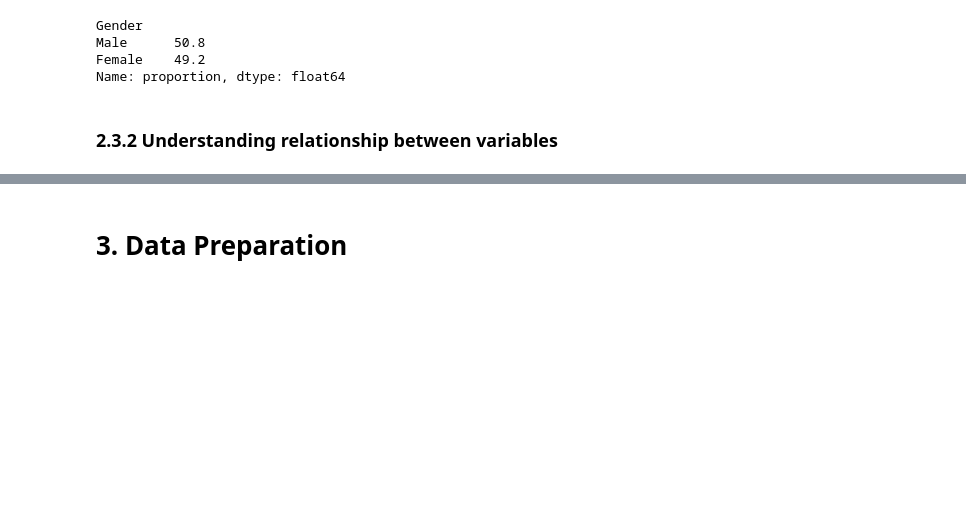
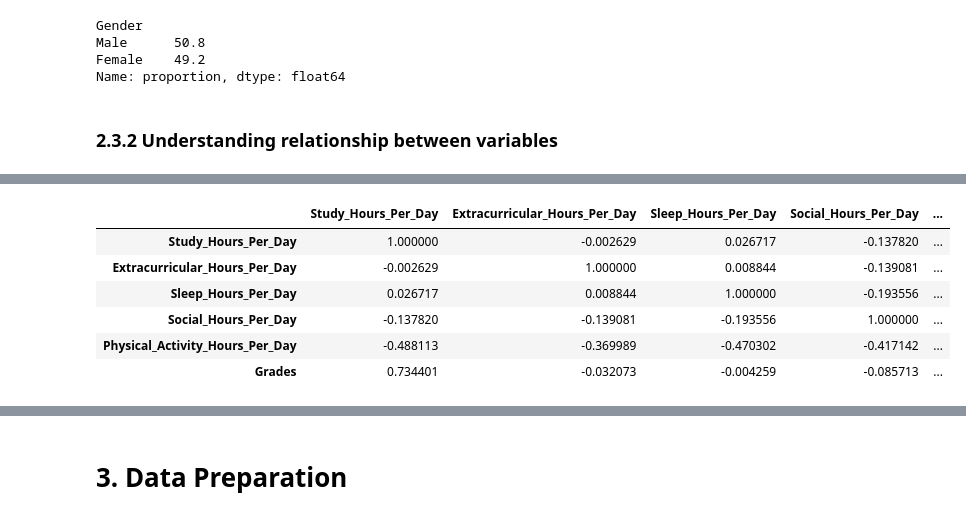
Before and after one commit to thiri-wah/mldp_project, a Jupyter notebook: MLDP Program Codes Submission Template (1).ipynb, the cells around one changed output, grey strips where cells are left out. Saved outputs shown, nothing was run; the diff lists cells and outputs as text; code cells hidden in the pictures; blank space fills up the shorter version.

```diff
--- a/MLDP Program Codes Submission Template (1).ipynb
+++ b/MLDP Program Codes Submission Template (1).ipynb
@@ -232,0 +269,21 @@ Name: proportion, dtype: float64
+# %%
+#Correlation
+num_features = [
+    "Study_Hours_Per_Day",
+    "Extracurricular_Hours_Per_Day",
+    "Sleep_Hours_Per_Day",
+    "Social_Hours_Per_Day",
+    "Physical_Activity_Hours_Per_Day",
+    "Grades"
+]
+
+corr_matrix = df[num_features].corr()
+corr_matrix
+# %% [output]
+|  | Study_Hours_Per_Day | Extracurricular_Hours_Per_Day | Sleep_Hours_Per_Day | Social_Hours_Per_Day | ... |
+| Study_Hours_Per_Day | 1.000000 | -0.002629 | 0.026717 | -0.137820 | ... |
+| Extracurricular_Hours_Per_Day | -0.002629 | 1.000000 | 0.008844 | -0.139081 | ... |
+| Sleep_Hours_Per_Day | 0.026717 | 0.008844 | 1.000000 | -0.193556 | ... |
+| Social_Hours_Per_Day | -0.137820 | -0.139081 | -0.193556 | 1.000000 | ... |
+| Physical_Activity_Hours_Per_Day | -0.488113 | -0.369989 | -0.470302 | -0.417142 | ... |
+| Grades | 0.734401 | -0.032073 | -0.004259 | -0.085713 | ... |
```
Also changed, not shown: parts of 9 cells of this notebook.
